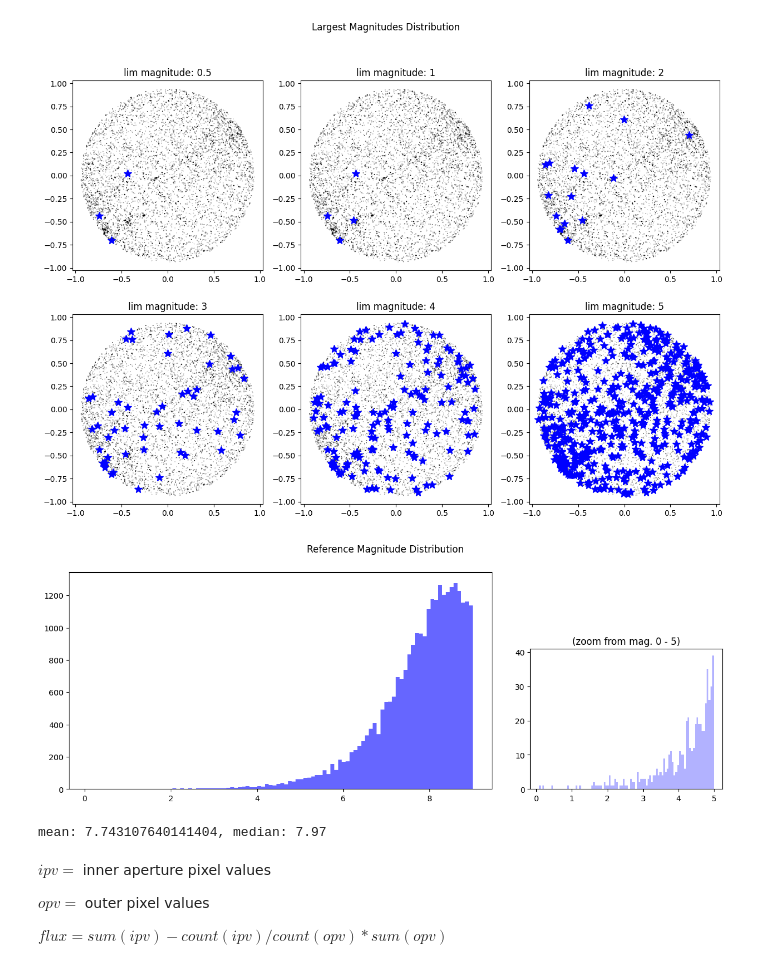
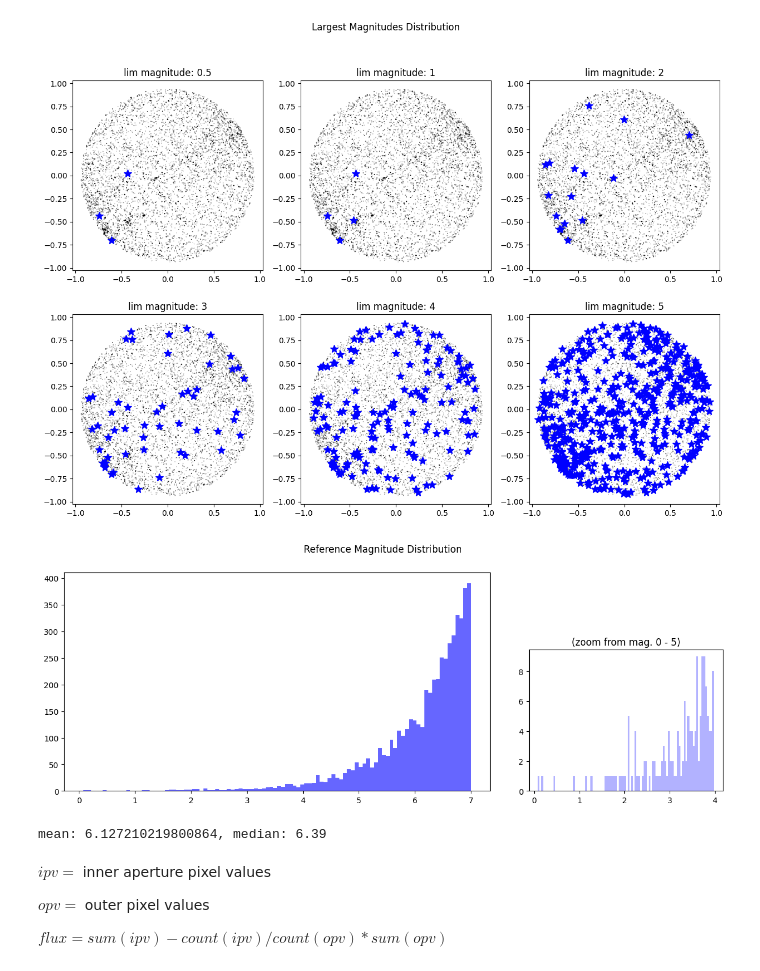
Before and after one commit to emilycardwell/find-my-star, a Jupyter notebook: testing.ipynb, the cells around one changed output. Cells and saved outputs as stored; diff of their text form; code cells hidden in the pictures.

```diff
--- a/testing.ipynb
+++ b/testing.ipynb
@@ -45,7 +45,7 @@ The autoreload extension is already loaded. To reload it, use:
 ### Load Data
 # %%
 # load data
-limiting_magnitude = 9.0
+limiting_magnitude = 7.0
 stars_df = load_ref.stars(magnitude=limiting_magnitude)
 planets = load_ref.planets()
 const_dict = load_ref.constellations()
@@ -113,5 +113,6 @@ az = np.radians(star_data.azimuth.values)
 star_data.loc[:, 'x'] = - np.cos(alt) * np.sin(az)
 star_data.loc[:, 'y'] = np.cos(alt) * np.cos(az)
 star_data.loc[:, 'luminosity'] = np.array((0.5 + 7 - star_data.magnitude) ** 2, dtype=np.float64)
+star_data = star_data.loc[:, ['x', 'y', 'magnitude', 'luminosity']]
 star_data
 # %% [output]
@@ -253,19 +254,19 @@ plt.show()
 # %%
 fig = plt.figure(figsize=(15, 5))
 gs = fig.add_gridspec(3, 3)
 ax1 = fig.add_subplot(gs[0:3, 0:2])
 ax2 = fig.add_subplot(gs[1:3, 2])
 
 ax1.hist(star_data.magnitude, bins=100, alpha=0.6, color='b')
-ax2.hist(star_data[star_data.magnitude < 5]['magnitude'], bins=100, alpha=0.3, color='b')
+ax2.hist(star_data[star_data.magnitude < 4]['magnitude'], bins=100, alpha=0.3, color='b')
 ax2.set_title('(zoom from mag. 0 - 5)')
 plt.suptitle('Reference Magnitude Distribution')
 plt.show()
 
 print(f'mean: {np.mean(star_data.magnitude)}, median: {np.median(star_data.magnitude)}')
 # %% [output]
-[figure, old version]
+[figure, new version]
-mean: 7.743107640141404, median: 7.97
+mean: 6.127210219800864, median: 6.39
 # %% [markdown]
 $ipv = $ inner aperture pixel values
 
```
Also changed, not shown: parts of 16 cells of this notebook.
